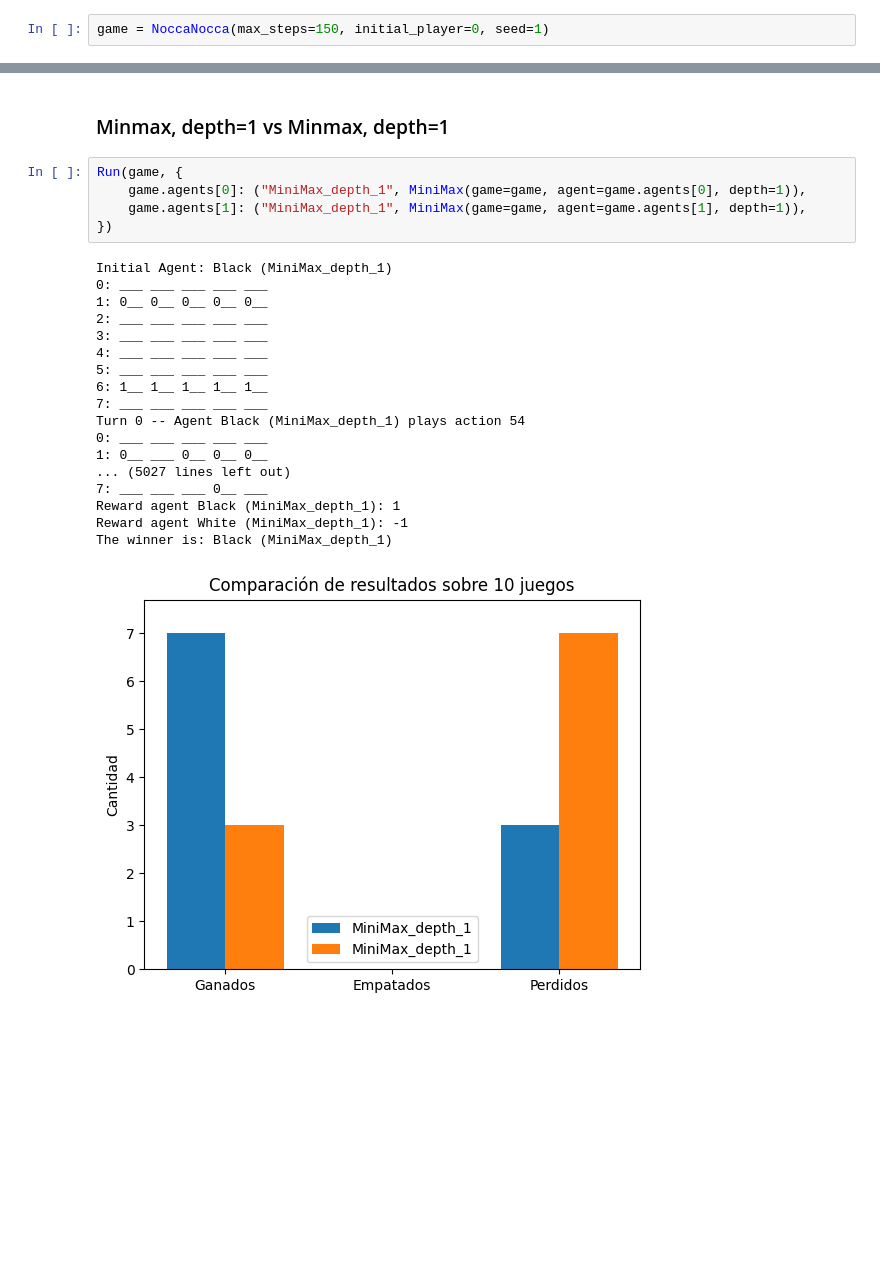
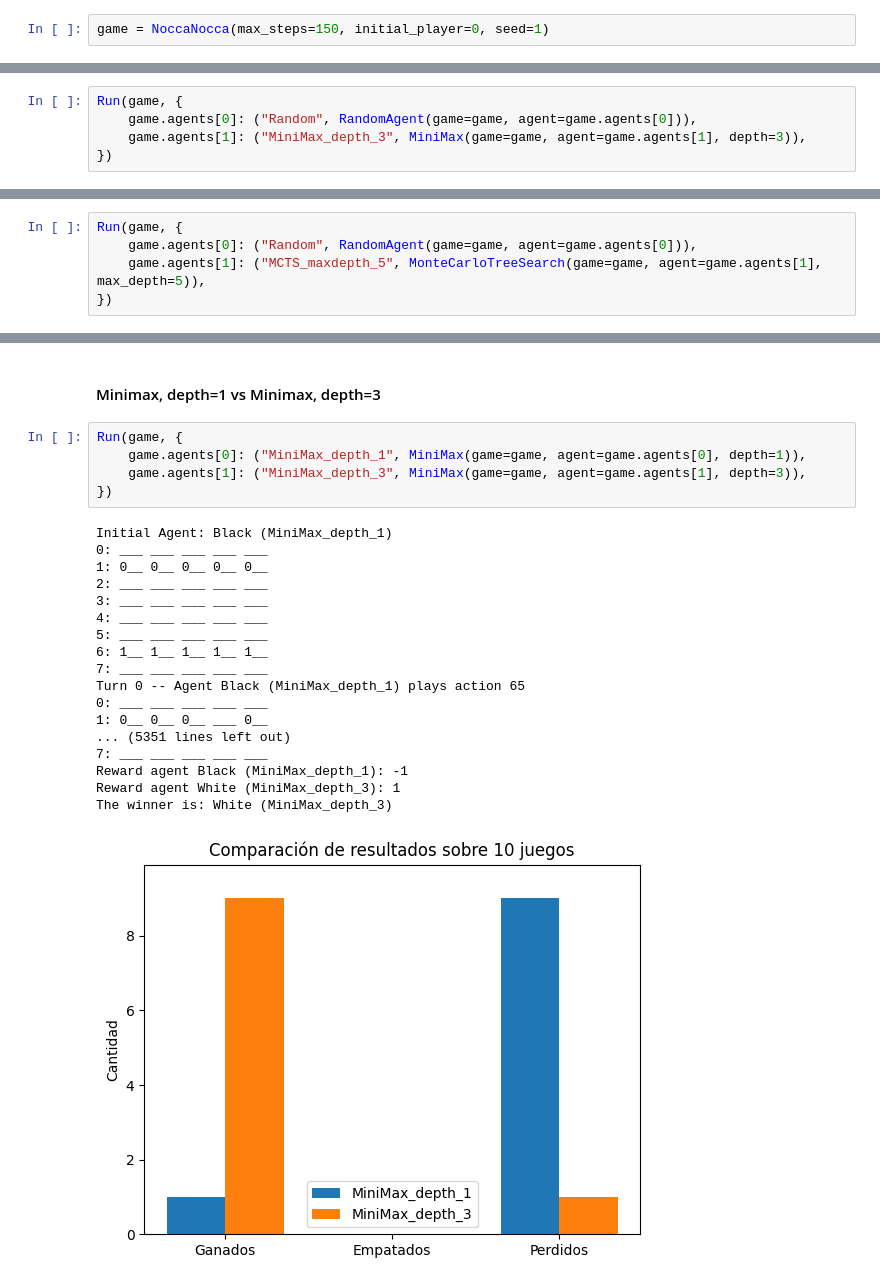
Before and after one commit to andscara/marl-obl2, a Jupyter notebook: Alternating Games/Nocca_Nocca.ipynb, the cells around one changed output, grey strips where cells are left out. Cells and saved outputs as stored; diff of their text form; blank space fills up the shorter version.

```diff
--- a/Alternating Games/Nocca_Nocca.ipynb
+++ b/Alternating Games/Nocca_Nocca.ipynb
@@ -67,0 +74,5 @@ game = NoccaNocca(max_steps=150, initial_player=0, seed=1)
+# %%
+Run(game, {
+    game.agents[0]: ("Random", RandomAgent(game=game, agent=game.agents[0])),
+    game.agents[1]: ("MiniMax_depth_3", MiniMax(game=game, agent=game.agents[1], depth=3)),
+})
@@ -67,0 +100,5 @@ game = NoccaNocca(max_steps=150, initial_player=0, seed=1)
+# %%
+Run(game, {
+    game.agents[0]: ("Random", RandomAgent(game=game, agent=game.agents[0])),
+    game.agents[1]: ("MCTS_maxdepth_5", MonteCarloTreeSearch(game=game, agent=game.agents[1], max_depth=5)),
+})
@@ -68,27 +124,27 @@ game = NoccaNocca(max_steps=150, initial_player=0, seed=1)
 # %% [markdown]
-### Minmax, depth=1 vs Minmax, depth=1
+#### Minimax, depth=1 vs Minimax, depth=3
 # %%
 Run(game, {
     game.agents[0]: ("MiniMax_depth_1", MiniMax(game=game, agent=game.agents[0], depth=1)),
-    game.agents[1]: ("MiniMax_depth_1", MiniMax(game=game, agent=game.agents[1], depth=1)),
+    game.agents[1]: ("MiniMax_depth_3", MiniMax(game=game, agent=game.agents[1], depth=3)),
 })
 # %% [output]
 Initial Agent: Black (MiniMax_depth_1)
 0: ___ ___ ___ ___ ___
 1: 0__ 0__ 0__ 0__ 0__
 2: ___ ___ ___ ___ ___
 3: ___ ___ ___ ___ ___
 4: ___ ___ ___ ___ ___
 5: ___ ___ ___ ___ ___
 6: 1__ 1__ 1__ 1__ 1__
 7: ___ ___ ___ ___ ___
-Turn 0 -- Agent Black (MiniMax_depth_1) plays action 54
+Turn 0 -- Agent Black (MiniMax_depth_1) plays action 65
 0: ___ ___ ___ ___ ___
-1: 0__ ___ 0__ 0__ 0__
-... (5027 lines left out)
-7: ___ ___ ___ 0__ ___
-Reward agent Black (MiniMax_depth_1): 1
-Reward agent White (MiniMax_depth_1): -1
-The winner is: Black (MiniMax_depth_1)
+1: 0__ 0__ 0__ ___ 0__
+... (5351 lines left out)
+7: ___ ___ ___ ___ ___
+Reward agent Black (MiniMax_depth_1): -1
+Reward agent White (MiniMax_depth_3): 1
+The winner is: White (MiniMax_depth_3)
-[figure, old version]
+[figure, new version]
 # %% [markdown]
```
Also changed, not shown: parts of 23 cells of this notebook, 7 other files.
